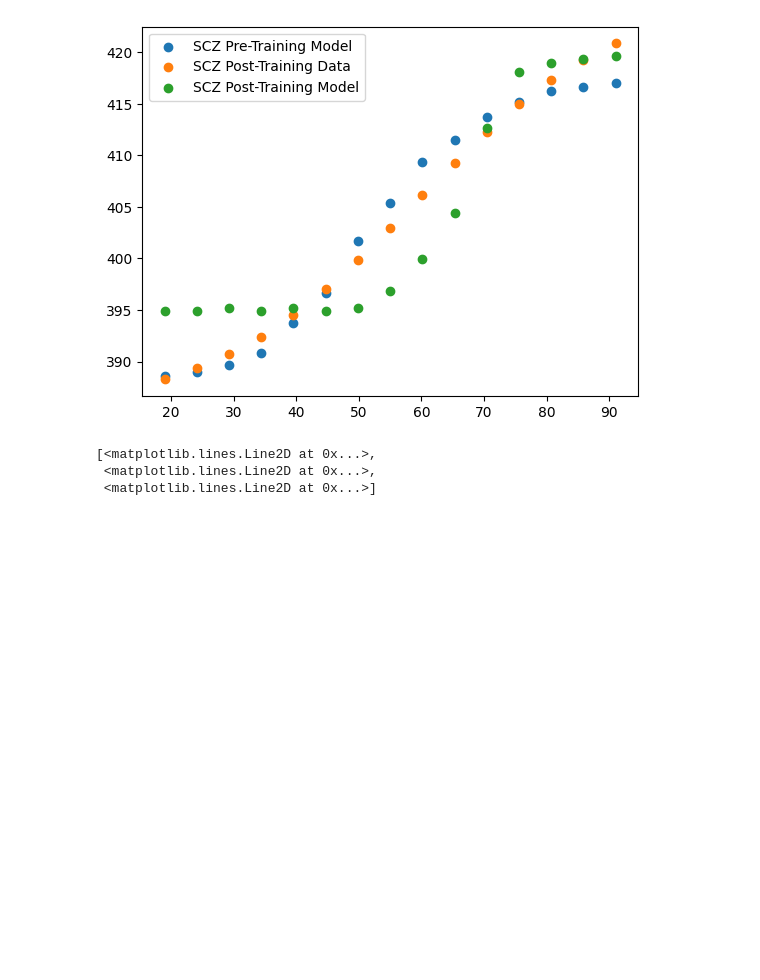
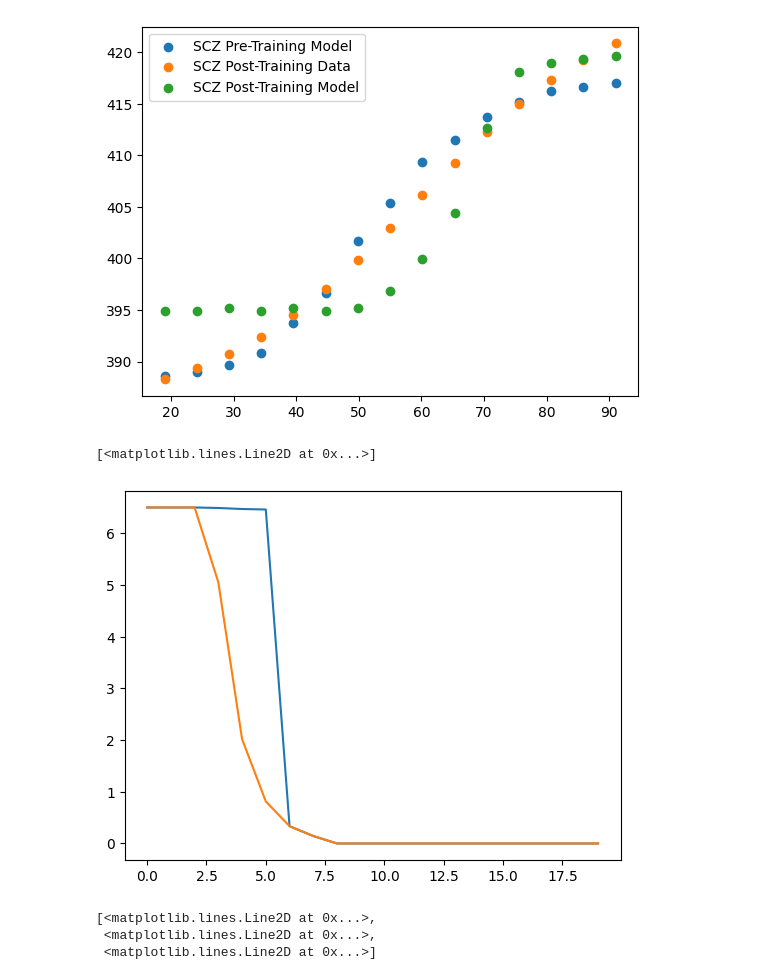
Before and after one commit to renatoparedes/SCZ_PPS_Expansion_Model, a Jupyter notebook: Training_Exploration.ipynb, the cells around one changed output. Drawn from its saved outputs; the diff is of its cells as text; code cells hidden in the pictures; blank space fills up the shorter version.

```diff
--- a/Training_Exploration.ipynb
+++ b/Training_Exploration.ipynb
@@ -260,6 +277,12 @@ plt.legend()
 # %% [output]
 <matplotlib.legend.Legend at 0x...>
 [figure]
+# %%
+plt.plot(SCZWa_tr[:, 1, -1, -1])
+plt.plot(SCZWa_tr[:, 1, 0, 0])
+# %% [output]
+[<matplotlib.lines.Line2D at 0x...>]
+[figure, added]
 # %%
 plt.plot(SCZWa_tr[:, :, -1, -1])
 # %% [output]
```
Also changed, not shown: parts of 21 cells of this notebook, 2 other files.
